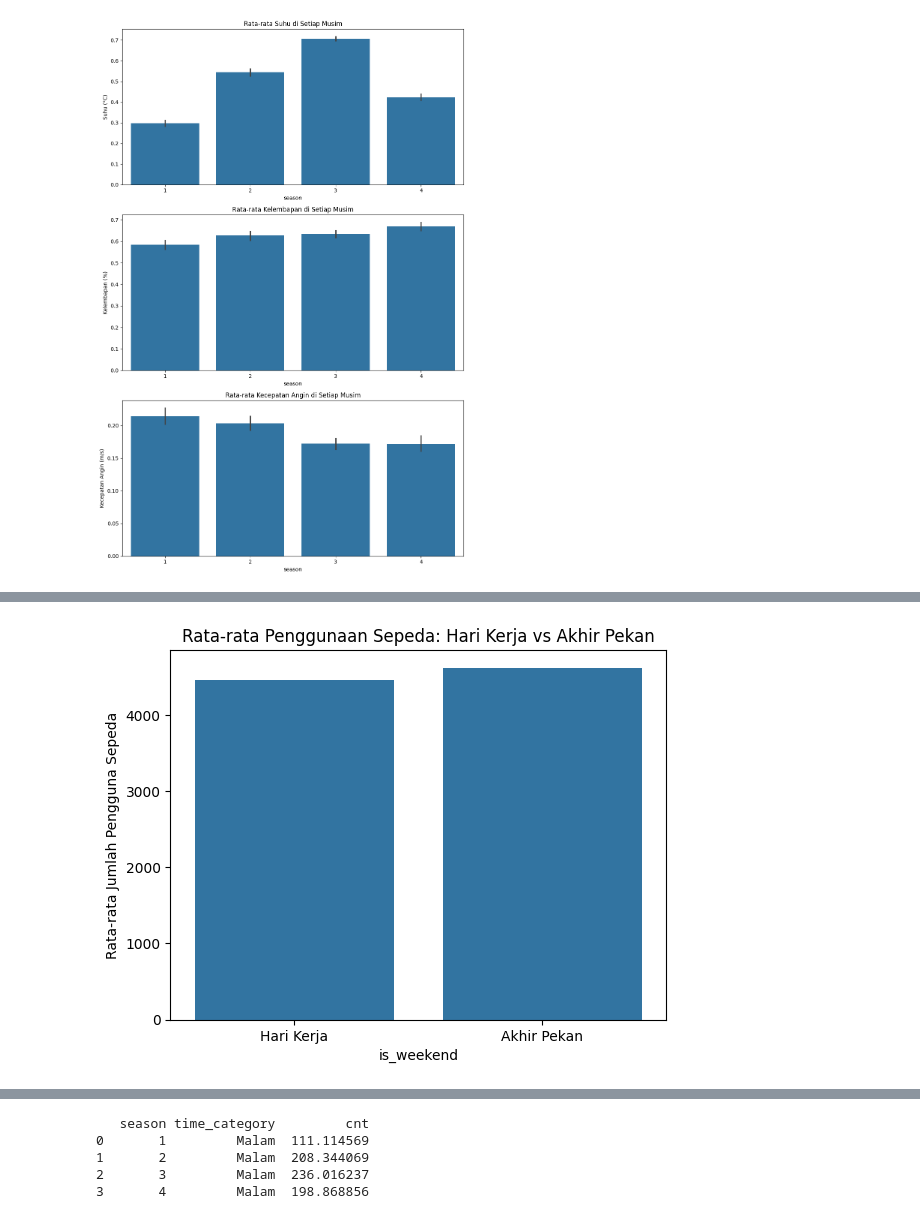
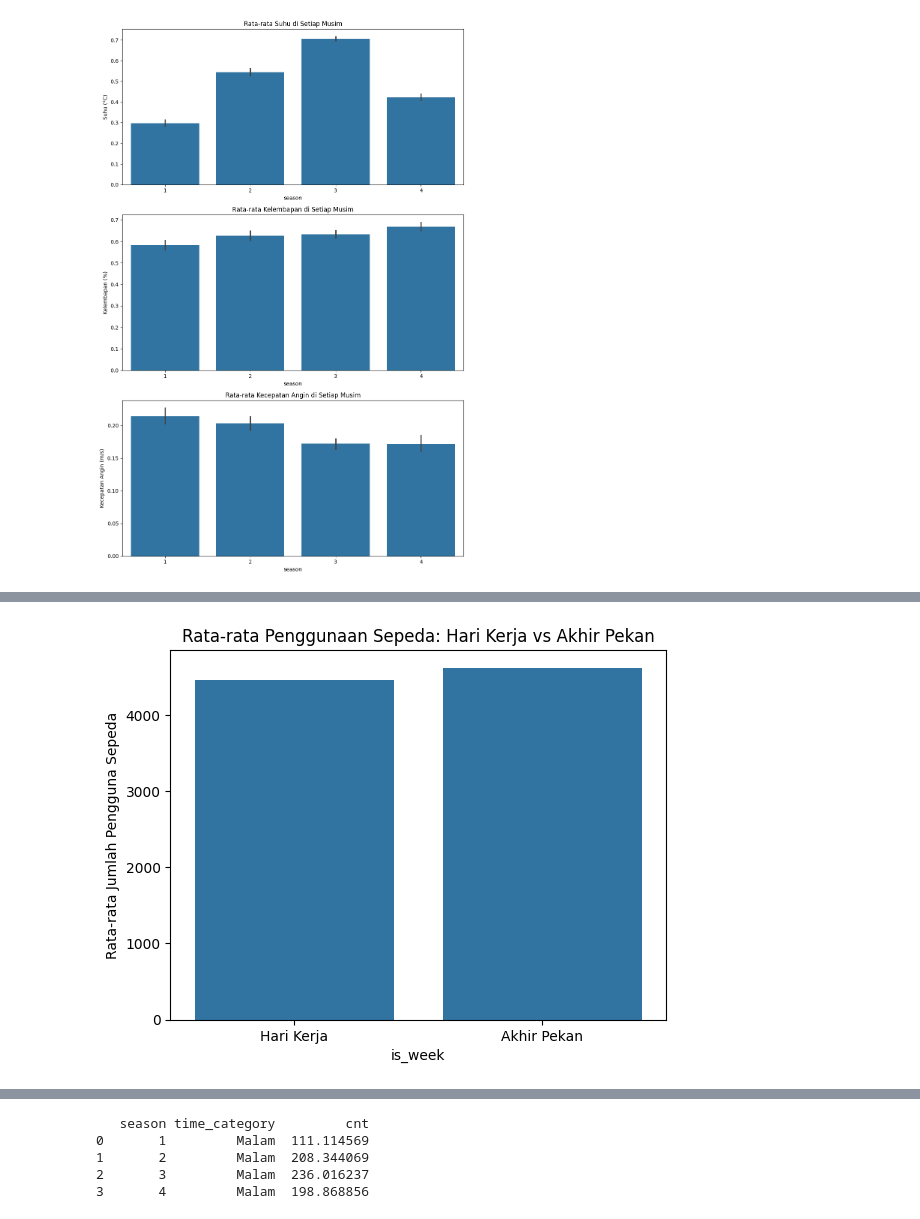
Before and after one commit to BillyElridho/streamlit-Proyek-Analisis-data, a Jupyter notebook: Proyek_Analisis1.ipynb, the cells around one changed output, grey strips where cells are left out. Drawn from its saved outputs; the diff is of its cells as text; code cells hidden in the pictures.

```diff
--- a/Proyek_Analisis1.ipynb
+++ b/Proyek_Analisis1.ipynb
@@ -410,19 +405,19 @@ Jika suhu lebih tinggi di musim tertentu dan penggunaan sepeda juga tinggi, ini
 # %%
 # Menambahkan kolom untuk menentukan hari kerja vs akhir pekan
 day_df['is_weekend'] = day_df['weekday'].apply(lambda x: 1 if x in [5, 6] else 0)
 
 # Menghitung rata-rata penggunaan sepeda berdasarkan hari kerja dan akhir pekan
 usage_weekday = day_df.groupby('is_weekend')['cnt'].mean().reset_index()
 
 # Mengganti nilai is_weekend untuk penjelasan
-usage_weekday['is_weekend'] = usage_weekday['is_weekend'].map({0: 'Hari Kerja', 1: 'Akhir Pekan'})
+usage_weekday['is_week'] = usage_weekday['is_weekend'].map({0: 'Hari Kerja', 1: 'Akhir Pekan'})
 
 # Visualisasi
-sns.barplot(x='is_weekend', y='cnt', data=usage_weekday)
+sns.barplot(x='is_week', y='cnt', data=usage_weekday)
 plt.title('Rata-rata Penggunaan Sepeda: Hari Kerja vs Akhir Pekan')
 plt.ylabel('Rata-rata Jumlah Pengguna Sepeda')
 plt.show()
 # %% [output]
-[figure, old version]
+[figure, new version]
 # %% [markdown]
 Insight dari Analisis Hari Kerja vs Akhir Pekan:
```
Also changed, not shown: parts of 16 cells of this notebook.
